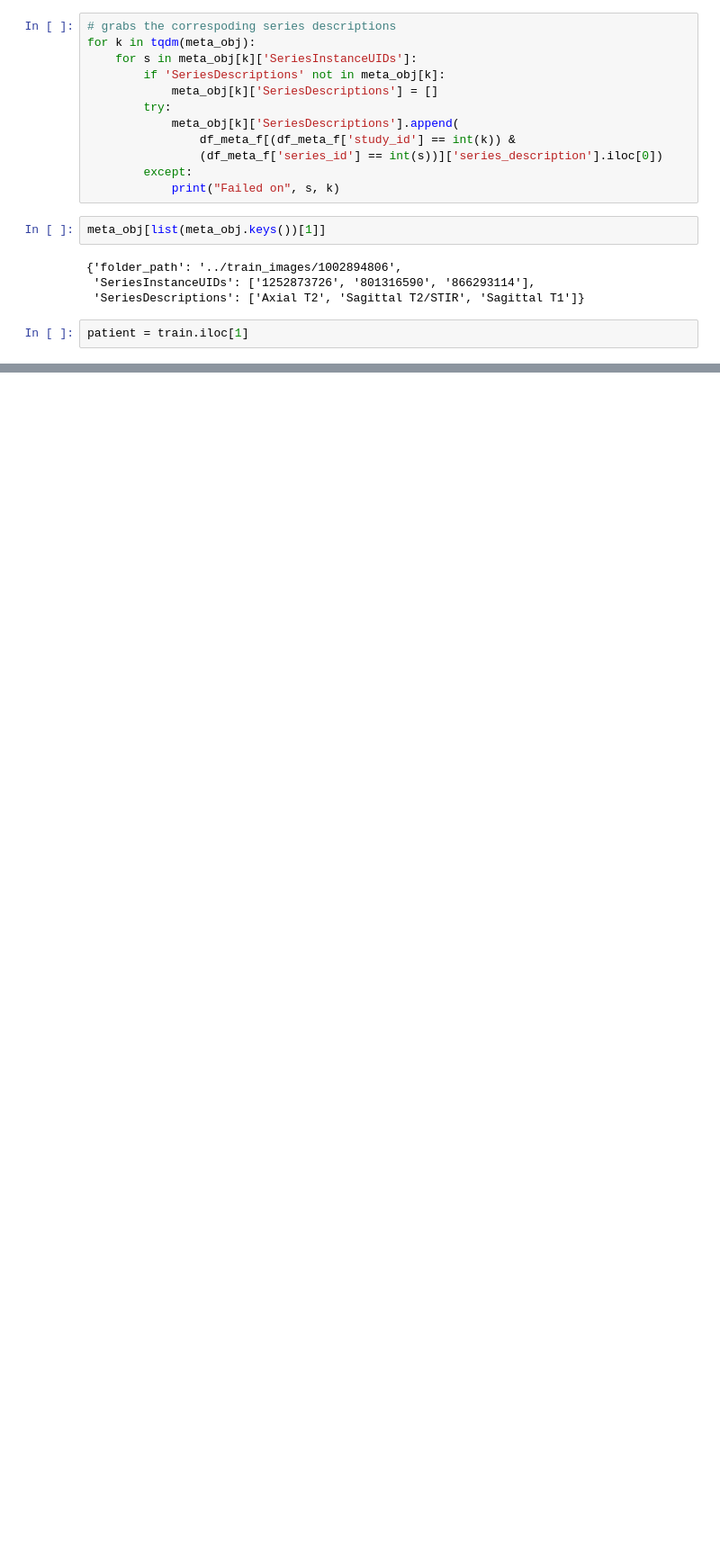
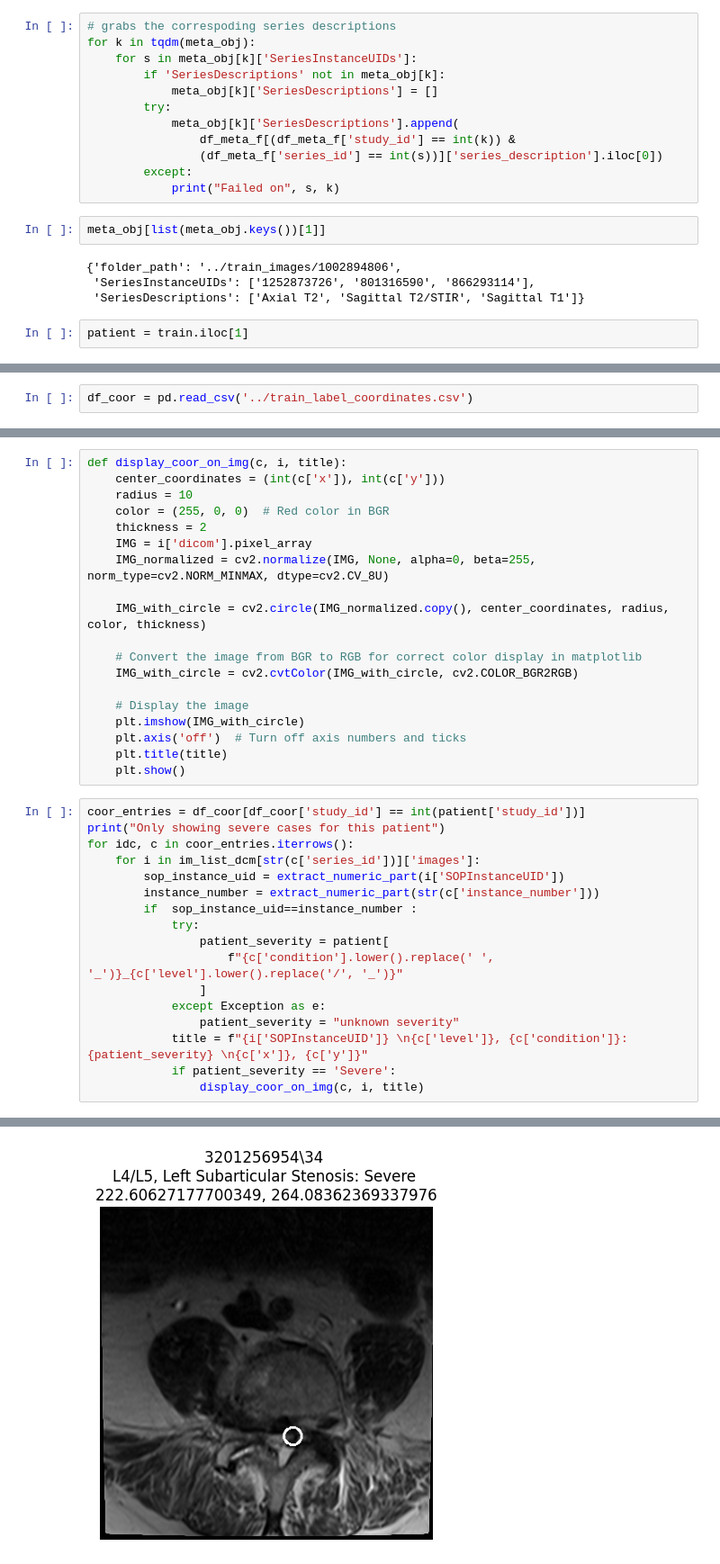
Before and after one commit to ShivPandey5677/Minor_Sem5, a Jupyter notebook: model.ipynb, the cells around one changed output, grey strips where cells are left out. Shown at 90% size. Drawn from its saved outputs; the diff is of its cells as text; blank space fills up the shorter version.

```diff
--- a/model.ipynb
+++ b/model.ipynb
@@ -145,0 +239,2 @@ patient = train.iloc[1]
+# %%
+df_coor = pd.read_csv('../train_label_coordinates.csv')
@@ -145,0 +250,37 @@ patient = train.iloc[1]
+# %%
+def display_coor_on_img(c, i, title):
+    center_coordinates = (int(c['x']), int(c['y']))
+    radius = 10
+    color = (255, 0, 0)  # Red color in BGR
+    thickness = 2
+    IMG = i['dicom'].pixel_array
+    IMG_normalized = cv2.normalize(IMG, None, alpha=0, beta=255, norm_type=cv2.NORM_MINMAX, dtype=cv2.CV_8U)
+
+    IMG_with_circle = cv2.circle(IMG_normalized.copy(), center_coordinates, radius, color, thickness)
+
+    # Convert the image from BGR to RGB for correct color display in matplotlib
+    IMG_with_circle = cv2.cvtColor(IMG_with_circle, cv2.COLOR_BGR2RGB)
+
+    # Display the image
+    plt.imshow(IMG_with_circle)
+    plt.axis('off')  # Turn off axis numbers and ticks
+    plt.title(title)
+    plt.show()
+# %%
+coor_entries = df_coor[df_coor['study_id'] == int(patient['study_id'])]
+print("Only showing severe cases for this patient")
+for idc, c in coor_entries.iterrows():
+    for i in im_list_dcm[str(c['series_id'])]['images']:
+        sop_instance_uid = extract_numeric_part(i['SOPInstanceUID'])
+        instance_number = extract_numeric_part(str(c['instance_number']))
+        if  sop_instance_uid==instance_number :
+            try:
+                patient_severity = patient[
+                    f"{c['condition'].lower().replace(' ', '_')}_{c['level'].lower().replace('/', '_')}"
+                ]
+            except Exception as e:
+                patient_severity = "unknown severity"
+            title = f"{i['SOPInstanceUID']} \n{c['level']}, {c['condition']}: {patient_severity} \n{c['x']}, {c['y']}"
+            if patient_severity == 'Severe':
+                display_coor_on_img(c, i, title)
+# %% [output]
@@ -145,0 +288 @@ patient = train.iloc[1]
+[figure, added]
```
Also changed, not shown: parts of 7 cells of this notebook.
